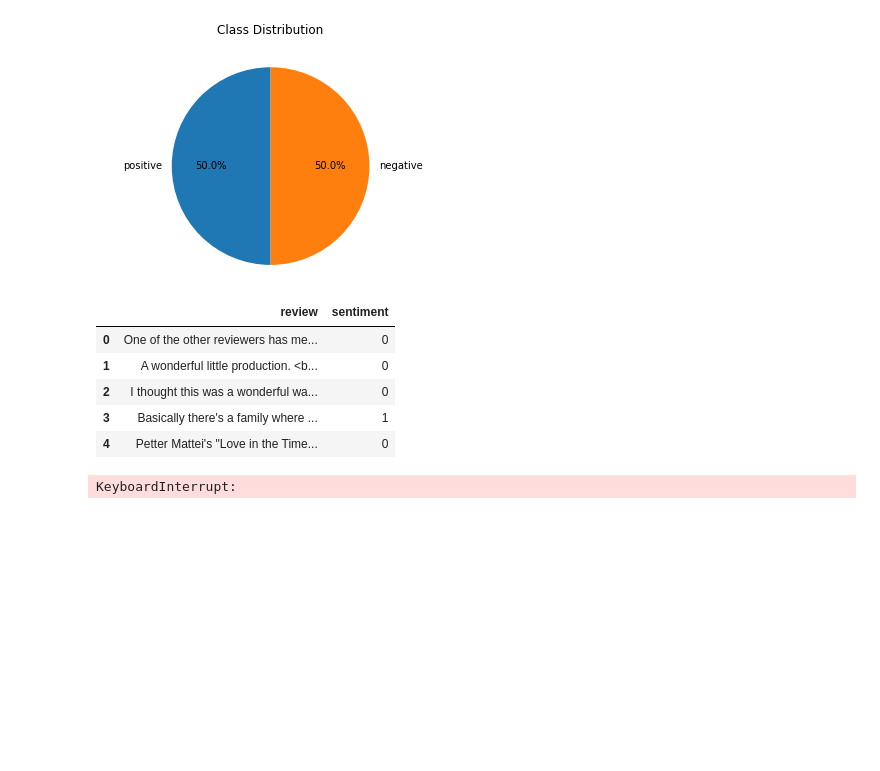
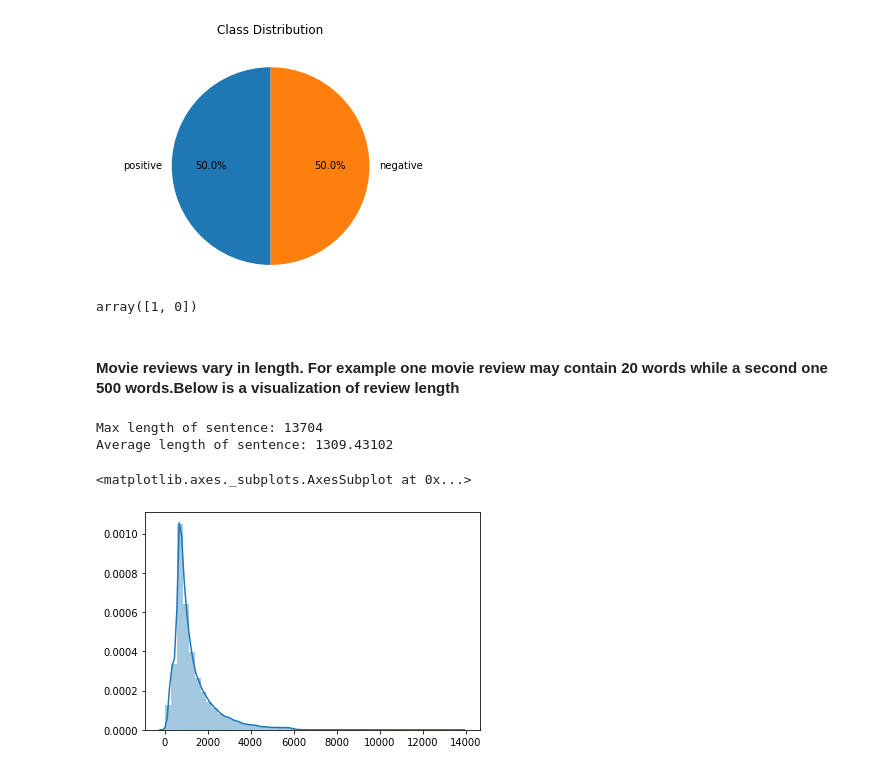
Before and after one commit to okabamac/Sentiment-Analysis-with-IMDB-dataset, a Jupyter notebook: eda.ipynb, the cells around one changed output. Cells and saved outputs as stored; diff of their text form; code cells hidden in the pictures; blank space fills up the shorter version.

```diff
--- a/eda.ipynb
+++ b/eda.ipynb
@@ -54,50 +49,29 @@ ax.axis('equal')
 # %% [output]
 (-1.1, 1.1, -1.1, 1.1)
 [figure]
-# %%
-# Binarize sentiment column
-d = {'positive': 0, 'negative': 1}
-
-imdb['sentiment'] = imdb['sentiment'].map(d)
-
-imdb.head()
-# %% [output]
-|  | review | sentiment |
-| 0 | One of the other reviewers has me... | 0 |
-| 1 | A wonderful little production. <b... | 0 |
-| 2 | I thought this was a wonderful wa... | 0 |
-| 3 | Basically there's a family where ... | 1 |
-| 4 | Petter Mattei's "Love in the Time... | 0 |
-# %%
-#Removing the html strips
-def strip_html(text):
-    soup = BeautifulSoup(text, "html.parser")
-    return soup.get_text()
-
-#Removing the square brackets
-def remove_between_square_brackets(text):
-    return re.sub('\[[^]]*\]', '', text)
-
-#Define function for removing special characters
-def remove_special_characters(text, remove_digits=True):
-    pattern=r'[^a-zA-z0-9\s]'
-    text=re.sub(pattern,'',text)
-    return text
-
-#Stemming the text
-def stem(text):
-    ps=nltk.porter.PorterStemmer()
-    text= ' '.join([ps.stem(word) for word in text.split()])
-    return text
-
-#Removing the noisy text
-def denoise_text(text):
-    text = strip_html(text)
-    text = remove_between_square_brackets(text)
-    text = remove_special_characters(text)
-    text = stem(text)
-    return text
-#Apply function on review column
-imdb['review']=imdb['review'].apply(denoise_text)
-# %% [output]
-KeyboardInterrupt:
+# %%
+# Import label encoder
+from sklearn import preprocessing
+
+# label_encoder object knows how to understand word labels.
+label_encoder = preprocessing.LabelEncoder()
+
+# Encode labels in column 'species'.
+imdb['sentiment']= label_encoder.fit_transform(imdb['sentiment'])
+
+imdb['sentiment'].unique()
+# %% [output]
+array([1, 0])
+# %% [markdown]
+#### Movie reviews vary in length. For example one movie review may contain 20 words while a second one 500 words.Below is a visualization of review length
+# %%
+lengths = [len(i) for i in imdb['review']]
+print(f'Max length of sentence: {max(lengths)}')
+print(f'Average length of sentence: {np.mean(lengths)}')
+
+sns.distplot(lengths)
+# %% [output]
+Max length of sentence: 13704
+Average length of sentence: 1309.43102
+<matplotlib.axes._subplots.AxesSubplot at 0x...>
+[figure, added]
```
Also changed, not shown: parts of 36 cells of this notebook.
